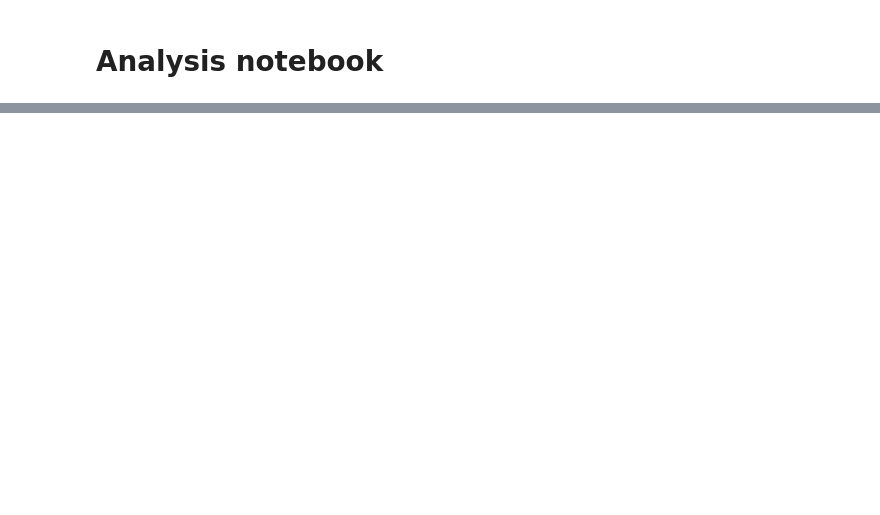
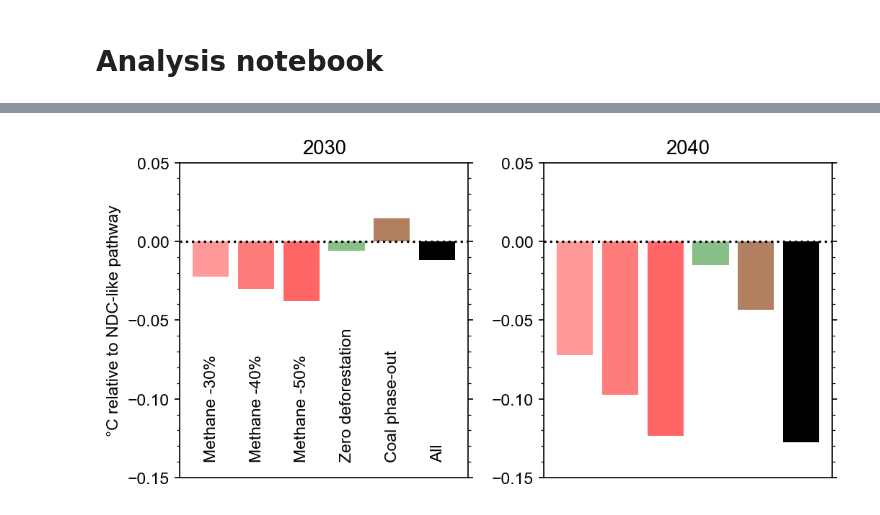
Before and after one commit to chrisroadmap/cop26-pathways, a Jupyter notebook: notebooks/4_analyse-output.ipynb, the cells around one changed output, grey strips where cells are left out. Cells and saved outputs as stored; diff of their text form; code cells hidden in the pictures; blank space fills up the shorter version.

```diff
--- a/notebooks/4_analyse-output.ipynb
+++ b/notebooks/4_analyse-output.ipynb
@@ -30,0 +88,36 @@ pl.grid()
+# %%
+fig, ax = pl.subplots(1, 2, figsize=(18/2.54, 9/2.54))
+
+ax1val = np.zeros(6)
+
+for iscen, scenario in enumerate(scenarios[1:]):
+    ax[0].bar(iscen, np.percentile(
+        temperature[scenario].values[35,:] - temperature['ssp245'].values[35,:], 50), color=colors[scenario])
+    ax1val[iscen] = np.percentile(
+        temperature[scenario].values[45,:] - temperature['ssp245'].values[45,:], 50)
+    ax[1].bar(iscen, ax1val[iscen], color=colors[scenario])
+    ax[0].text(iscen-0.15, -0.14, longnames[scenario], color='k', rotation=90, ha='left', va='bottom')
+    #ax[1].text(iscen-0.15, ax1val+0.003, longnames[scenario], color='w', rotation=90, ha='left', va='bottom')
+
+# ax[1].text(-0.15, ax1val[0]+0.005, '-30%', color='w', rotation=90, ha='left', va='bottom')
+# ax[1].text(0.85, ax1val[1]+0.005, '-40%', color='w', rotation=90, ha='left', va='bottom')
+# ax[1].text(1.85, ax1val[2]+0.005, '-50%', color='w', rotation=90, ha='left', va='bottom')
+# ax[1].text(1, -0.14, 'Methane', ha='center', va='bottom')
+# ax[1].text(2.85, -0.14, 'Zero deforestation', rotation=90, ha='left', va='bottom')
+# ax[1].text(3.85, -0.14, 'Coal phase-out', rotation=90, ha='left', va='bottom')
+# ax[1].text(4.85, ax1val[5]+0.005, 'All', color='w', rotation=90, ha='left', va='bottom')
+
+ax[0].set_yticks(np.arange(-0.15, 0.07, 0.05))
+ax[1].set_yticks(np.arange(-0.15, 0.07, 0.05))
+ax[0].set_ylabel('°C relative to NDC-like pathway')
+ax[0].set_title(2030)
+ax[1].set_title(2040)
+ax[0].axhline(0, ls=':', color='k')
+ax[0].set_ylim(-0.15, +0.05)
+ax[1].axhline(0, ls=':', color='k')
+ax[1].set_ylim(-0.15, +0.05)
+pl.tight_layout()
+pl.savefig('../figures/bar_relative.png')
+pl.savefig('../figures/bar_relative.pdf')
+# %% [output]
+[figure, added]
```
Also changed, not shown: parts of 7 cells of this notebook, 4 other files.
